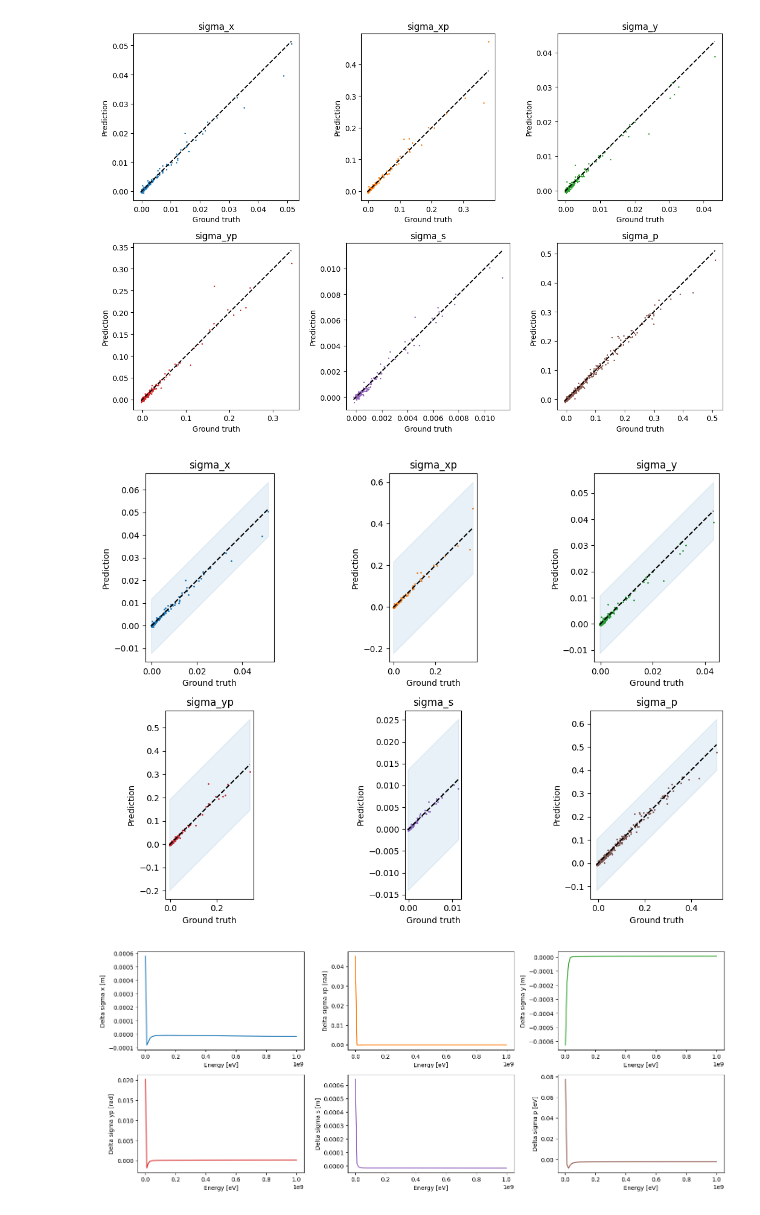
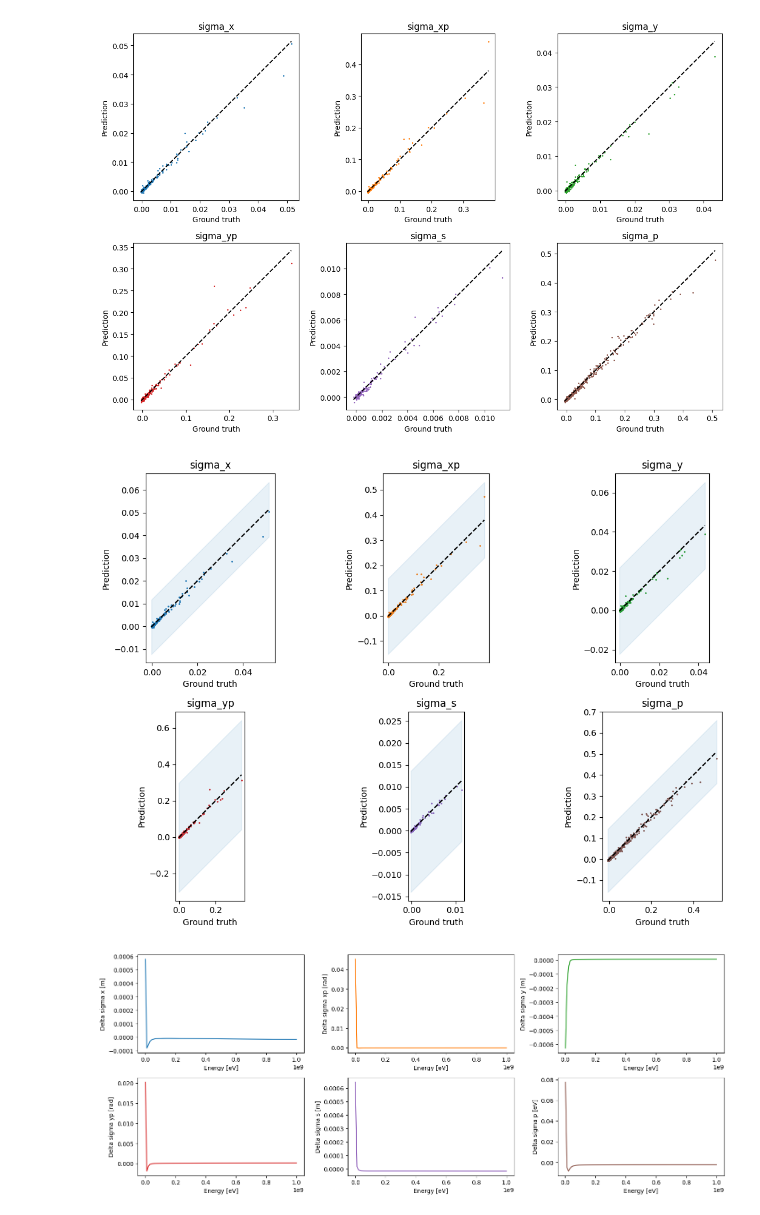
Before and after one commit to desy-ml/cheetah-demos, a Jupyter notebook: neural_network_space_charge_quad/validate_delta_model.ipynb, the cells around one changed output. Drawn from its saved outputs; the diff is of its cells as text; code cells hidden in the pictures.

```diff
--- a/neural_network_space_charge_quad/validate_delta_model.ipynb
+++ b/neural_network_space_charge_quad/validate_delta_model.ipynb
@@ -303,8 +303,8 @@ plt.plot(
 )
 plt.fill_between(
     [ground_truth[:, 1].min(), ground_truth[:, 1].max()],
-    [ground_truth[:, 1].min() + 0.22, ground_truth[:, 1].max() + 0.22],
-    [ground_truth[:, 1].min() - 0.22, ground_truth[:, 1].max() - 0.22],
+    [ground_truth[:, 1].min() + 0.15, ground_truth[:, 1].max() + 0.15],
+    [ground_truth[:, 1].min() - 0.15, ground_truth[:, 1].max() - 0.15],
     color="tab:blue",
     alpha=0.1,
 )
@@ -323,8 +323,8 @@ plt.plot(
 )
 plt.fill_between(
     [ground_truth[:, 2].min(), ground_truth[:, 2].max()],
-    [ground_truth[:, 2].min() + 0.011, ground_truth[:, 2].max() + 0.011],
-    [ground_truth[:, 2].min() - 0.011, ground_truth[:, 2].max() - 0.011],
+    [ground_truth[:, 2].min() + 0.022, ground_truth[:, 2].max() + 0.022],
+    [ground_truth[:, 2].min() - 0.022, ground_truth[:, 2].max() - 0.022],
     color="tab:blue",
     alpha=0.1,
 )
@@ -343,8 +343,8 @@ plt.plot(
 )
 plt.fill_between(
     [ground_truth[:, 3].min(), ground_truth[:, 3].max()],
-    [ground_truth[:, 3].min() + 0.195, ground_truth[:, 3].max() + 0.195],
-    [ground_truth[:, 3].min() - 0.195, ground_truth[:, 3].max() - 0.195],
+    [ground_truth[:, 3].min() + 0.3, ground_truth[:, 3].max() + 0.3],
+    [ground_truth[:, 3].min() - 0.3, ground_truth[:, 3].max() - 0.3],
     color="tab:blue",
     alpha=0.1,
 )
@@ -367,36 +367,36 @@ plt.fill_between(
     [ground_truth[:, 4].min() - 0.0138, ground_truth[:, 4].max() - 0.0138],
     color="tab:blue",
     alpha=0.1,
 )
 plt.xlabel("Ground truth")
 plt.ylabel("Prediction")
 plt.title("sigma_s")
 plt.gca().set_aspect("equal", adjustable="box")
 
 plt.subplot(2, 3, 6)
 plt.scatter(ground_truth[:, 5], predictions[:, 5], s=1, c="tab:brown")
 plt.plot(
     [ground_truth[:, 5].min(), ground_truth[:, 5].max()],
     [ground_truth[:, 5].min(), ground_truth[:, 5].max()],
     c="k",
     ls="--",
 )
 plt.fill_between(
     [ground_truth[:, 5].min(), ground_truth[:, 5].max()],
-    [ground_truth[:, 5].min() + 0.11, ground_truth[:, 5].max() + 0.11],
-    [ground_truth[:, 5].min() - 0.11, ground_truth[:, 5].max() - 0.11],
+    [ground_truth[:, 5].min() + 0.15, ground_truth[:, 5].max() + 0.15],
+    [ground_truth[:, 5].min() - 0.15, ground_truth[:, 5].max() - 0.15],
     color="tab:blue",
     alpha=0.1,
 )
 plt.xlabel("Ground truth")
 plt.ylabel("Prediction")
 plt.title("sigma_p")
 plt.gca().set_aspect("equal", adjustable="box")
 
 plt.tight_layout()
 plt.show()
 # %% [output]
-[figure, old version]
+[figure, new version]
 # %%
 num_samples = 15
 for i in range(num_samples):
```
Also changed, not shown: 1 other file.
